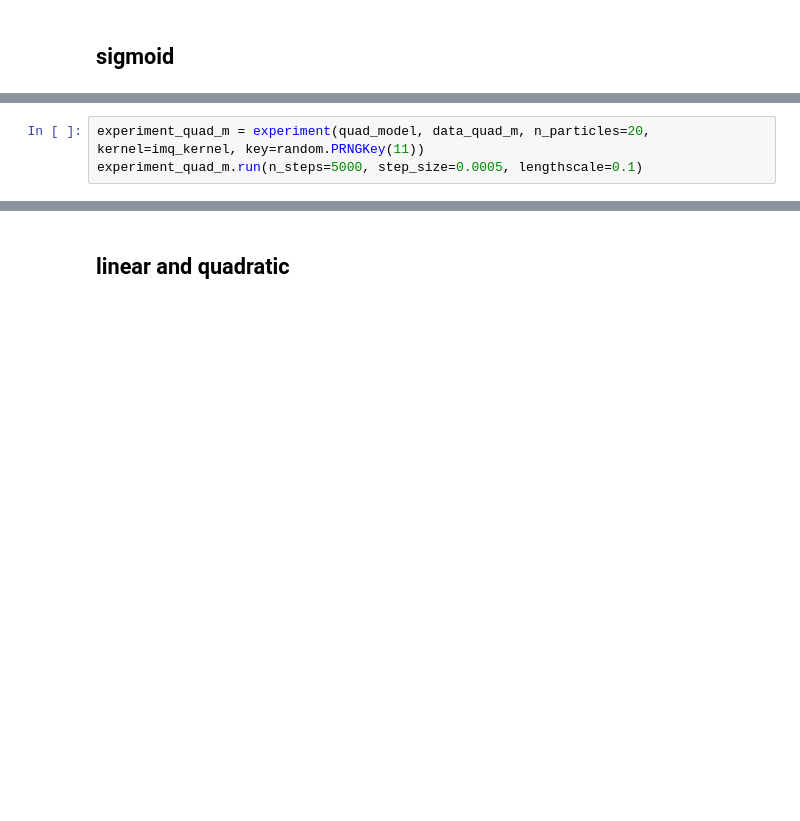
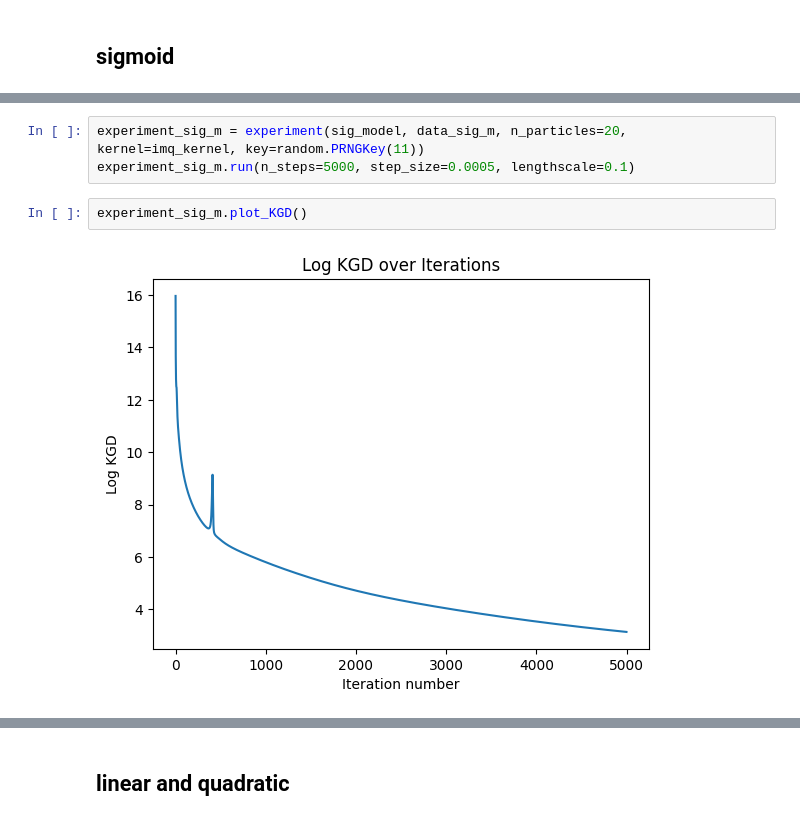
Before and after one commit to liuqingyang27/Detecting-Model-Misspecification-via-VGD, a Jupyter notebook: main fig.ipynb, the cells around one changed output, grey strips where cells are left out. Saved outputs shown, nothing was run; the diff lists cells and outputs as text; blank space fills up the shorter version.

```diff
--- a/main fig.ipynb
+++ b/main fig.ipynb
@@ -143,3 +148,7 @@ Actual mmd 5.4200414e-06
 # %%
-experiment_quad_m = experiment(quad_model, data_quad_m, n_particles=20, kernel=imq_kernel, key=random.PRNGKey(11))
-experiment_quad_m.run(n_steps=5000, step_size=0.0005, lengthscale=0.1)
+experiment_sig_m = experiment(sig_model, data_sig_m, n_particles=20, kernel=imq_kernel, key=random.PRNGKey(11))
+experiment_sig_m.run(n_steps=5000, step_size=0.0005, lengthscale=0.1)
+# %%
+experiment_sig_m.plot_KGD()
+# %% [output]
+[figure, added]
```
Also changed, not shown: parts of 14 cells of this notebook.
